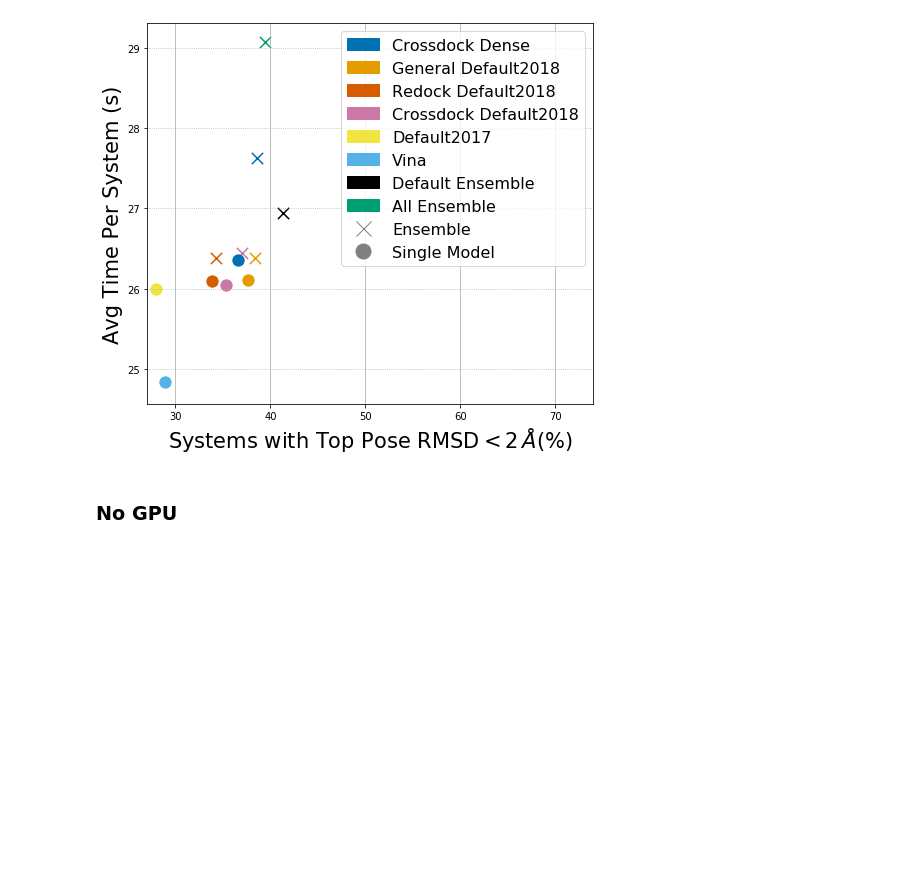
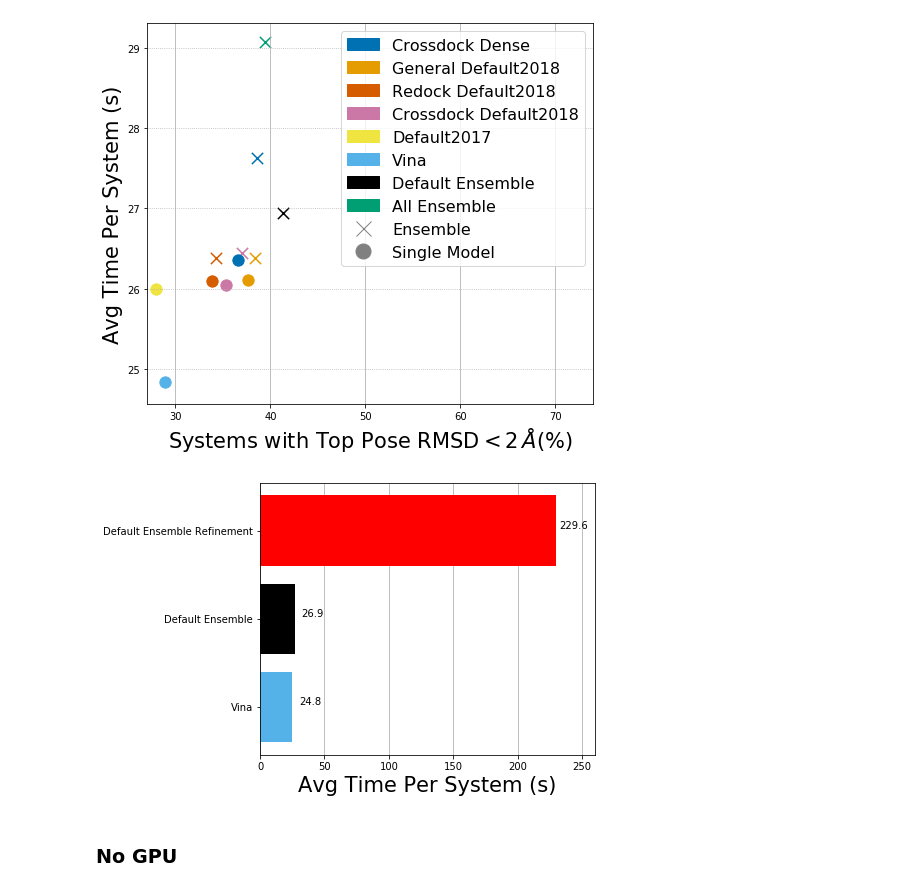
Before and after one commit to dkoes/GNINA-1.0, a Jupyter notebook: MakeFinalGraphs.ipynb, the cells around one changed output. Cells and saved outputs as stored; diff of their text form; code cells hidden in the pictures; blank space fills up the shorter version.

Commit message:
graph for comparison of refinement

```diff
--- a/MakeFinalGraphs.ipynb
+++ b/MakeFinalGraphs.ipynb
@@ -710,6 +710,33 @@ for data_type in [('redocking','rd_perf'),('crossdocking','cd_perf')]:
 # %% [output]
 [figure]
 [figure]
+# %%
+def autolabel_horizontal(rects):
+    """Attach a text label above each bar in *rects*, displaying its height."""
+    for rect in rects:
+        width = rect.get_width()
+        ax.annotate('{:.1f}'.format(width),
+                    xy=( width, rect.get_y() + rect.get_height() / 2),
+                    xytext=(18, 0),  # 3 points vertical offset
+                    textcoords="offset points",
+                    ha='center', va='bottom')
+# %%
+comparisons = ['Vina','Default Ensemble','Default Ensemble Refine']
+hbarinfo = plot_df_b.set_index('model').loc[comparisons]
+names = ['Vina','Default Ensemble','Default Ensemble Refinement']
+ypos = np.arange(len(comparisons))
+ax = plt.figure(figsize=[6,5]).gca()
+bars = ax.barh(ypos,hbarinfo['mean'],color=[color_dict['Vina'],'k','r'])
+autolabel_horizontal(bars)
+ax.set_yticks(ypos)
+ax.set_yticklabels(names)
+plt.grid(axis='x',zorder=4)
+ax.set_axisbelow(True)
+ax.set_xlabel('Avg Time Per System (s)',fontsize=fontsize+1)
+ax.set_xlim(0,260)
+plt.savefig(f'/home/anm329/GNINA-1.0/figures/other/refine_timing_comparison.pdf',dpi=300)
+# %% [output]
+[figure, added]
 # %% [markdown]
 ### No GPU
 # %%
```
Also changed, not shown: 1 other file.
